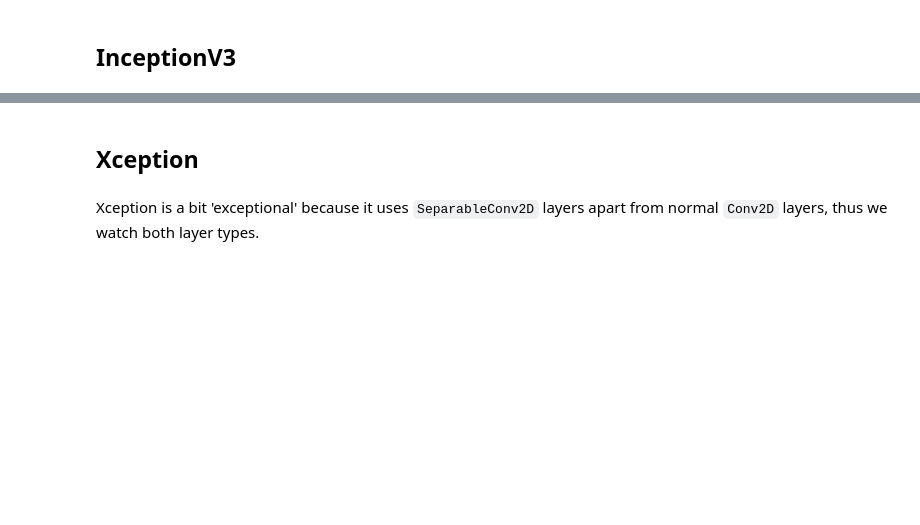
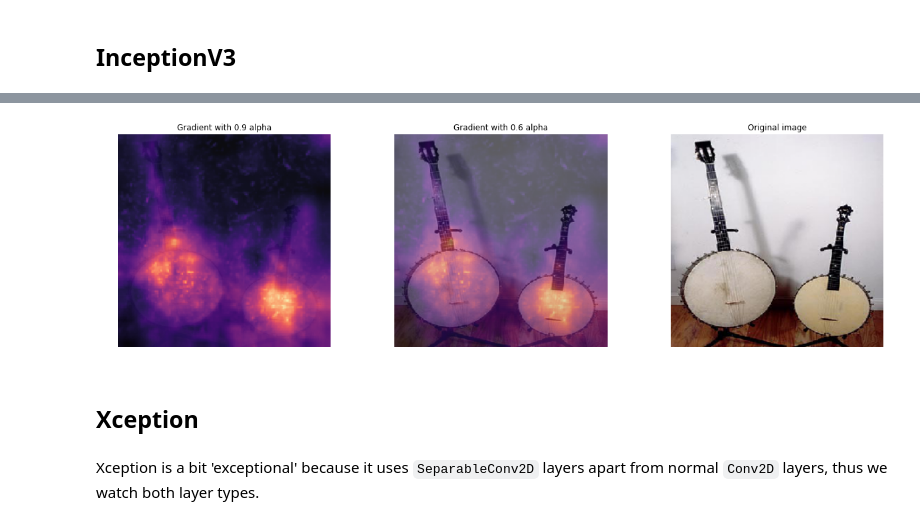
Before and after one commit to kjczarne/eager_gradcam_tf, a Jupyter notebook: 5_ResNet50, Xception, InceptionV3.ipynb, the cells around one changed output, grey strips where cells are left out. Drawn from its saved outputs; the diff is of its cells as text; code cells hidden in the pictures; blank space fills up the shorter version.

```diff
--- a/5_ResNet50, Xception, InceptionV3.ipynb
+++ b/5_ResNet50, Xception, InceptionV3.ipynb
@@ -37,3 +41,7 @@ eager_gradcam.grad_cam('images/cleaver.jpg', model, (244,244))
+# %%
+eager_gradcam.grad_cam('images/banjo.jpg', model, (244,244))
+# %% [output]
+[figure, added]
 # %% [markdown]
 ## Xception
 # %%
```
Also changed, not shown: parts of 5 cells of this notebook, 1 other file.
